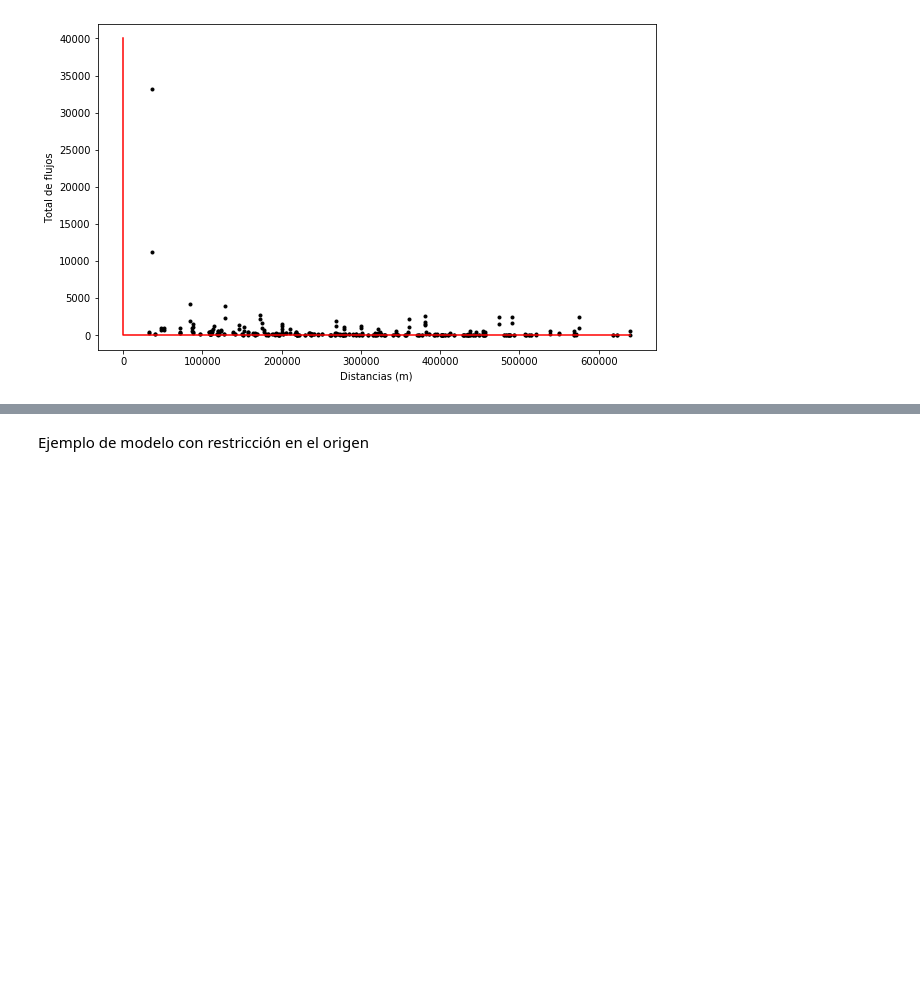
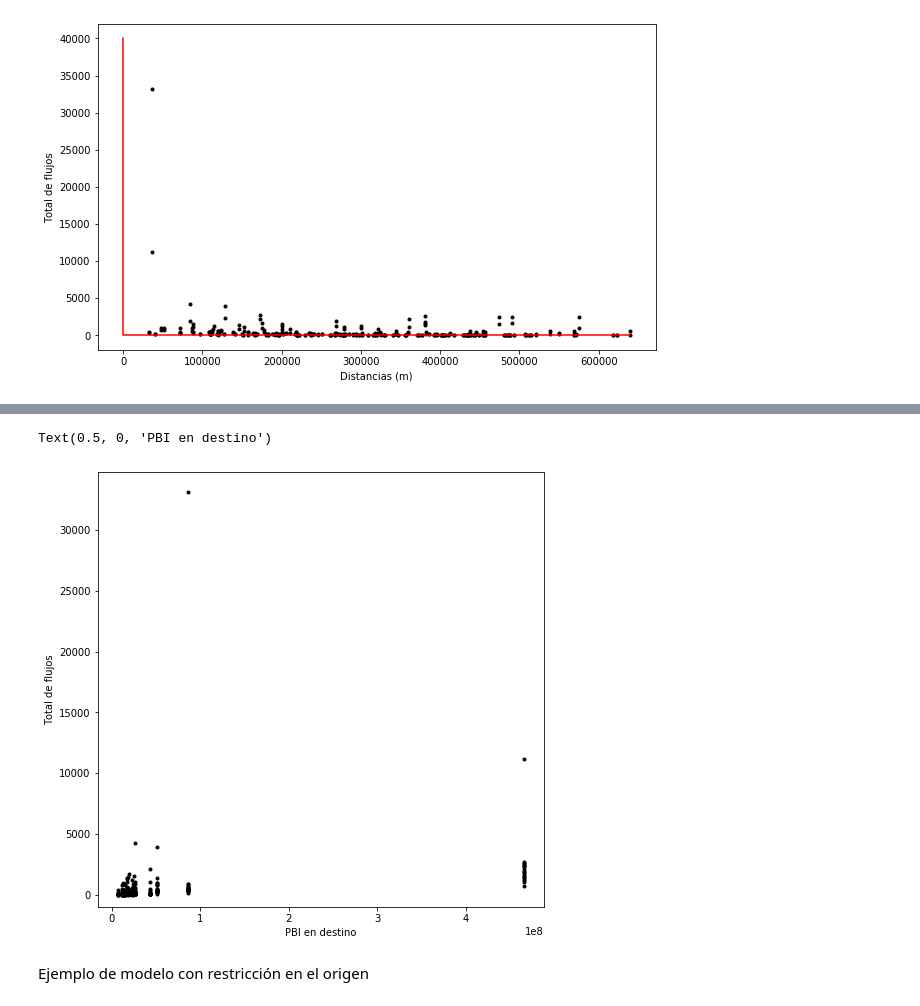
Before and after one commit to guillermodangelo/tesis, a Jupyter notebook: 02-metodologia.ipynb, the cells around one changed output, grey strips where cells are left out. Cells and saved outputs as stored; diff of their text form; code cells hidden in the pictures; blank space fills up the shorter version.

```diff
--- a/02-metodologia.ipynb
+++ b/02-metodologia.ipynb
@@ -186,3 +218,26 @@ Text(0.5, 0, 'Distancias (m)')
+# %%
+# Plot dePBI en destino contra personas migrantes
+f, ax = plt.subplots(1,figsize=(8,8))
+
+# Plot data points
+ax.scatter(datos_diadas['pbi_destino'], datos_diadas['personas_mig'], marker='.',color='k')
+
+# now work out the function y = x - basic linear slope with 0 origin.
+xvals = np.linspace(datos_diadas['pbi_destino'].min(), datos_diadas['pbi_destino'].max(), 100)
+yvals = np.power(xvals,1.0)
+
+# Now add function line to plot
+ax.plot(xvals,yvals,color='r')
+
+# need to set the ylim to the domain of the origin pops, so we see the full line.
+ax.set_ylim(-1000, datos_diadas['personas_mig'].max()*1.05)
+
+# Add some labels
+ax.set_ylabel("Total de flujos")
+ax.set_xlabel("PBI en destino")
+# %% [output]
+Text(0.5, 0, 'PBI en destino')
+[figure, added]
 # %%
 # Run a production constrained SIM using a Poisson GLM.
 # We'll do this using statsmodels, and the formula approach.
```
Also changed, not shown: parts of 5 cells of this notebook, 3 other files.
